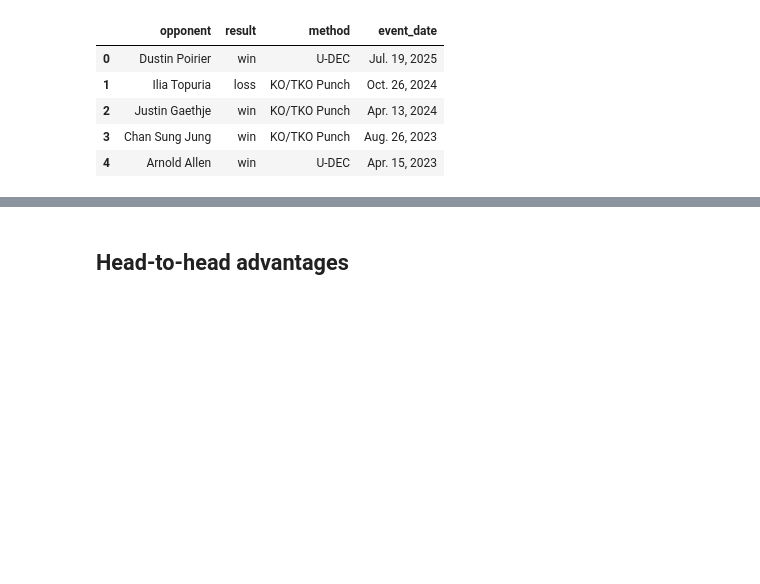
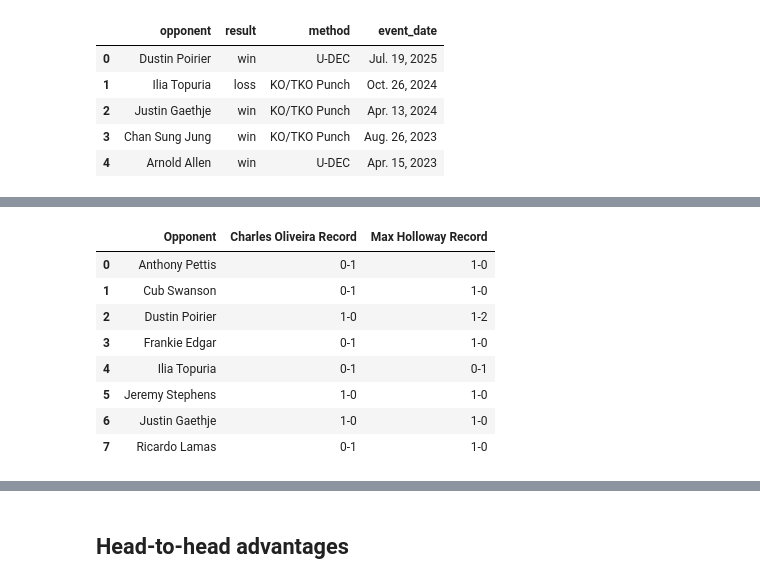
Before and after one commit to mma-squared/fight-lab, a Jupyter notebook: notebooks/starting-template.ipynb, the cells around one changed output, grey strips where cells are left out. Cells and saved outputs as stored; diff of their text form; code cells hidden in the pictures; blank space fills up the shorter version.

Commit message:
Compare opponents

```diff
--- a/notebooks/starting-template.ipynb
+++ b/notebooks/starting-template.ipynb
@@ -113,0 +128,33 @@ Last 5 fights (most recent first):
+# %%
+# Common opponents: record table, performance bar, timeline, and stat charts
+rec_table = common_opponents_record_table(data, FIGHTER_1, FIGHTER_2)
+if rec_table.empty:
+    print("No common opponents.")
+else:
+    display(rec_table)
+    fig = common_opponents_performance_figure(data, FIGHTER_1, FIGHTER_2)
+    if fig is not None:
+        show_fig(fig)
+    fig2 = common_opponents_scatter_figure(data, FIGHTER_1, FIGHTER_2)
+    if fig2 is not None:
+        show_fig(fig2)
+    # Stat charts: grouped by opponent, one bar per event
+    for fig_fn in [
+        common_opponents_striking_figure,  # Strike share % (your strikes / total)
+        common_opponents_strike_accuracy_figure,
+        common_opponents_takedown_figure,
+        common_opponents_strike_share_by_target_figure,
+    ]:
+        fig = fig_fn(data, FIGHTER_1, FIGHTER_2)
+        if fig is not None:
+            show_fig(fig)
+# %% [output]
+|  | Opponent | Charles Oliveira Record | Max Holloway Record |
+| 0 | Anthony Pettis | 0-1 | 1-0 |
+| 1 | Cub Swanson | 0-1 | 1-0 |
+| 2 | Dustin Poirier | 1-0 | 1-2 |
+| 3 | Frankie Edgar | 0-1 | 1-0 |
+| 4 | Ilia Topuria | 0-1 | 0-1 |
+| 5 | Jeremy Stephens | 1-0 | 1-0 |
+| 6 | Justin Gaethje | 1-0 | 1-0 |
+| 7 | Ricardo Lamas | 0-1 | 1-0 |
```
Also changed, not shown: parts of 4 cells of this notebook, 1 other file.
